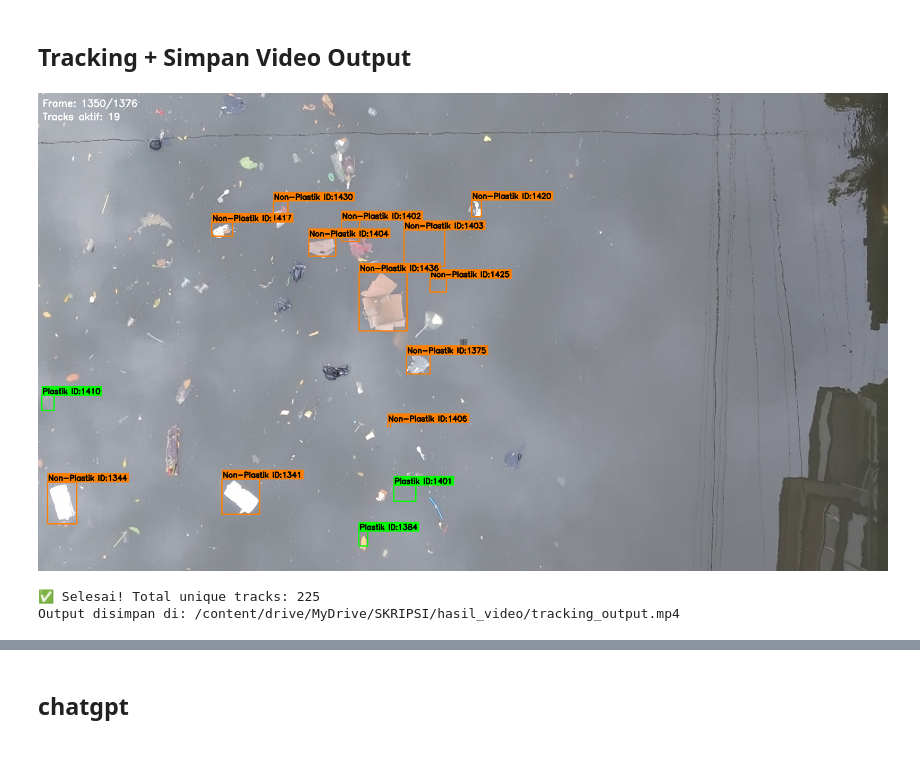
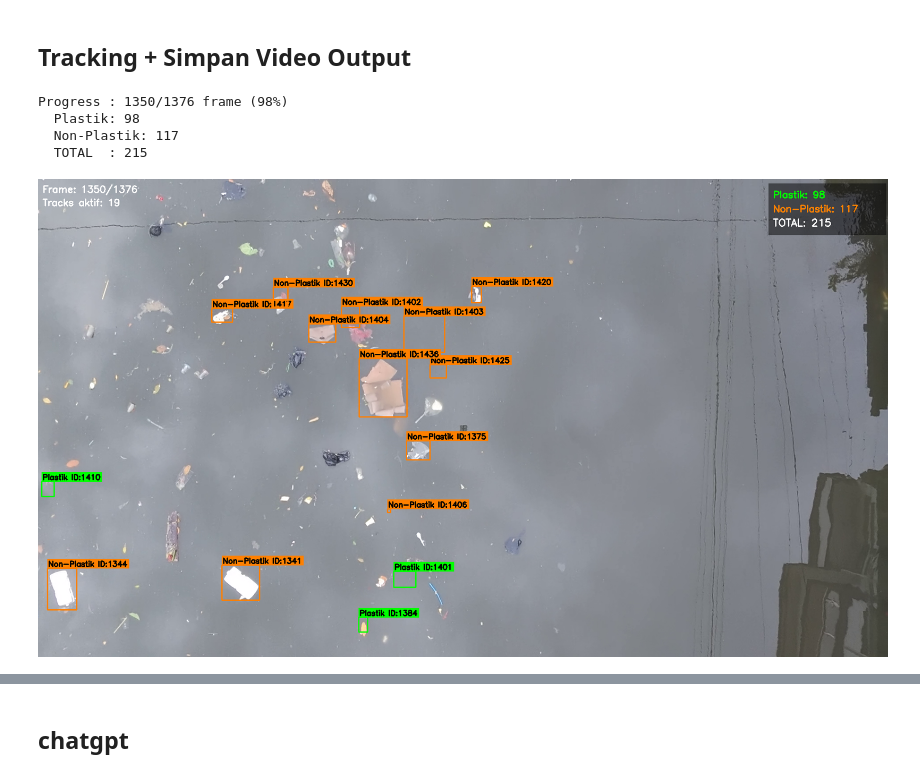
Before and after one commit to fathinahnj/skripsi, a Jupyter notebook: waste_classification_skripsi.ipynb, the cells around one changed output, grey strips where cells are left out. Drawn from its saved outputs; the diff is of its cells as text; code cells hidden in the pictures.

Commit message:
add object counting

```diff
--- a/waste_classification_skripsi.ipynb
+++ b/waste_classification_skripsi.ipynb
@@ -193,8 +191,10 @@ print(f"Video: {frame_w}x{frame_h} @ {fps:.1f} FPS | Total frame: {total_frames}
 fourcc = cv2.VideoWriter_fourcc(*'mp4v')
 out = cv2.VideoWriter(TARGET_VIDEO_PATH, fourcc, fps, (frame_w, frame_h))
 
-frame_idx   = 0
-track_count = {}  # track berapa kali tiap track_id muncul
+frame_idx    = 0
+track_count  = {}  # {track_id: class_id} — setiap ID unik dicatat sekali
+counted_ids  = set()  # set track_id yang sudah dihitung
+count_per_class = {cls_id: 0 for cls_id in CLASS_NAMES}  # counter per kelas
 
 while True:
     ret, frame = cap.read()
@@ -210,7 +210,6 @@ while True:
     for box in results.boxes.data:
         x1, y1, x2, y2, conf, cls = box.tolist()
         if conf >= CONF_THRESHOLD:
-            # DeepSORT butuh format ([x, y, w, h], conf, class_id)
             detections.append(
                 ([x1, y1, x2 - x1, y2 - y1], conf, int(cls))
             )
@@ -218,51 +217,95 @@ while True:
     # ── Update tracker ───────────────────────────────────────────
     tracks = tracker.update_tracks(detections, frame=frame)
 
-    # ── Visualisasi ──────────────────────────────────────────────
+    # ── Counting + Visualisasi ───────────────────────────────────
+    active_tracks = 0
     for track in tracks:
         if not track.is_confirmed():
             continue
 
-        track_id  = track.track_id
-        cls_id    = track.get_det_class() if track.get_det_class() is not None else -1
-        cls_name  = CLASS_NAMES.get(cls_id, f"cls{cls_id}")
-        color     = CLASS_COLORS.get(cls_id, (200, 200, 200))
+        active_tracks += 1
+        track_id = track.track_id
+        cls_id   = track.get_det_class() if track.get_det_class() is not None else -1
+        cls_name = CLASS_NAMES.get(cls_id, f"cls{cls_id}")
+        color    = CLASS_COLORS.get(cls_id, (200, 200, 200))
+
+        # ── Counting: catat ID baru saat pertama kali muncul ─────
+        if track_id not in counted_ids:
+            counted_ids.add(track_id)
+            if cls_id in count_per_class:
+                count_per_class[cls_id] += 1
 
         l, t, r, b = map(int, track.to_ltrb())
 
         # Bounding box
         cv2.rectangle(frame, (l, t), (r, b), color, 2)
 
         # Label: nama kelas + ID
         label = f"{cls_name} ID:{track_id}"
         (lw, lh), _ = cv2.getTextSize(label, cv2.FONT_HERSHEY_SIMPLEX, 0.55, 2)
-        cv2.rectangle(frame, (l, t - lh - 8), (l + lw + 4, t), color, -1)  # bg label
+        cv2.rectangle(frame, (l, t - lh - 8), (l + lw + 4, t), color, -1)
         cv2.putText(frame, label, (l + 2, t - 4),
                     cv2.FONT_HERSHEY_SIMPLEX, 0.55, (0, 0, 0), 2)
 
-        track_count[track_id] = track_count.get(track_id, 0) + 1
+    # ── Panel counting di pojok kanan atas ───────────────────────
+    panel_x = frame_w - 260
+    panel_y = 10
+    line_h  = 32
+    total_counted = sum(count_per_class.values())
 
-    # Info frame di pojok kiri atas
+    # Background panel semi-transparan
+    overlay = frame.copy()
+    panel_h = 20 + line_h * (len(CLASS_NAMES) + 1)
+    cv2.rectangle(overlay, (panel_x - 10, panel_y),
+                  (frame_w - 5, panel_y + panel_h), (0, 0, 0), -1)
+    cv2.addWeighted(overlay, 0.5, frame, 0.5, 0, frame)
+
+    # Teks per kelas
+    for i, (cls_id, cls_name) in enumerate(CLASS_NAMES.items()):
+        color = CLASS_COLORS.get(cls_id, (200, 200, 200))
+        count = count_per_class.get(cls_id, 0)
+        cv2.putText(frame, f"{cls_name}: {count}",
+                    (panel_x, panel_y + line_h * (i + 1)),
+                    cv2.FONT_HERSHEY_SIMPLEX, 0.7, color, 2)
+
+    # Total
+    cv2.putText(frame, f"TOTAL: {total_counted}",
+                (panel_x, panel_y + line_h * (len(CLASS_NAMES) + 1)),
+                cv2.FONT_HERSHEY_SIMPLEX, 0.75, (255, 255, 255), 2)
+
+    # ── Info frame di pojok kiri atas ────────────────────────────
     cv2.putText(frame, f"Frame: {frame_idx}/{total_frames}",
                 (10, 30), cv2.FONT_HERSHEY_SIMPLEX, 0.7, (255, 255, 255), 2)
-    cv2.putText(frame, f"Tracks aktif: {sum(1 for t in tracks if t.is_confirmed())}",
+    cv2.putText(frame, f"Tracks aktif: {active_tracks}",
                 (10, 60), cv2.FONT_HERSHEY_SIMPLEX, 0.7, (255, 255, 255), 2)
 
     # Simpan frame ke output video
     out.write(frame)
 
     # Tampilkan preview setiap 30 frame di Colab
     if frame_idx % 30 == 0:
         clear_output(wait=True)
-        print(f"Progress: {frame_idx}/{total_frames} frame ({100*frame_idx//total_frames}%)")
+        print(f"Progress : {frame_idx}/{total_frames} frame ({100*frame_idx//total_frames}%)")
+        for cls_id, cls_name in CLASS_NAMES.items():
+            print(f"  {cls_name}: {count_per_class[cls_id]}")
+        print(f"  TOTAL  : {total_counted}")
         cv2_imshow(frame)
 
 cap.release()
 out.release()
 
-print(f"\n✅ Selesai! Total unique tracks: {len(track_count)}")
+# ── Hasil akhir ──────────────────────────────────────────────────
+print("\n" + "="*40)
+print("✅ TRACKING SELESAI")
+print("="*40)
+for cls_id, cls_name in CLASS_NAMES.items():
+    print(f"  {cls_name:15}: {count_per_class[cls_id]} objek")
+print(f"  {'TOTAL':15}: {sum(count_per_class.values())} objek")
+print("="*40)
 print(f"Output disimpan di: {TARGET_VIDEO_PATH}")
 # %% [output]
+Progress : 1350/1376 frame (98%)
+  Plastik: 98
+  Non-Plastik: 117
+  TOTAL  : 215
-[figure, old version]
+[figure, new version]
-✅ Selesai! Total unique tracks: 225
-Output disimpan di: /content/drive/MyDrive/SKRIPSI/hasil_video/tracking_output.mp4
```
Also changed, not shown: parts of 3 cells of this notebook.
